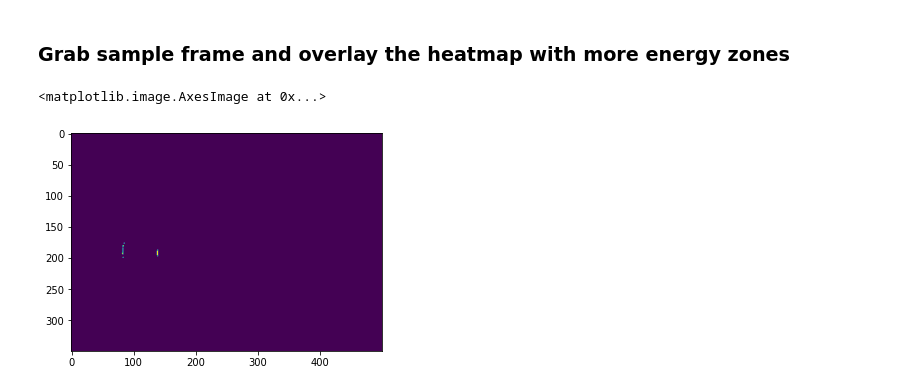
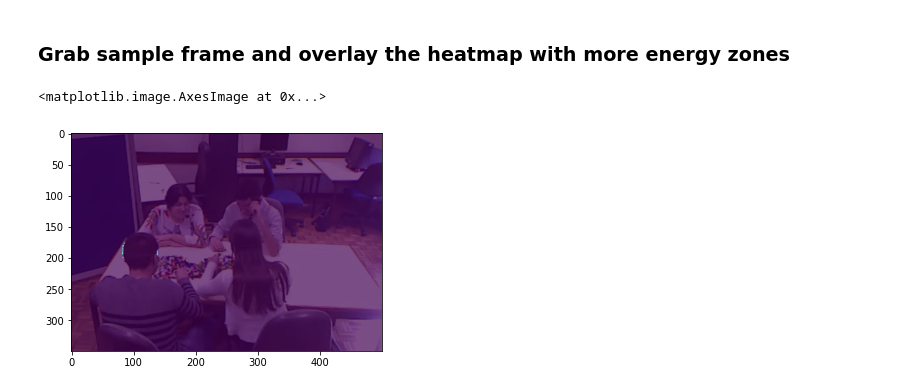
Before and after one commit to fraza0/nonverbal_communication_analysis, a Jupyter notebook: nonverbal_communication_analysis/m4_DataProcessing/Heatmap test.ipynb, the cells around one changed output. Saved outputs shown, nothing was run; the diff lists cells and outputs as text; code cells hidden in the pictures.

Commit message:
video processing - Energy heatmap

```diff
--- a/nonverbal_communication_analysis/m4_DataProcessing/Heatmap test.ipynb
+++ b/nonverbal_communication_analysis/m4_DataProcessing/Heatmap test.ipynb
@@ -46,16 +46,11 @@ Total Energy 80
 # %% [markdown]
 ### Grab sample frame and overlay the heatmap with more energy zones
 # %%
-sample_frame = frame1
+sample_frame = cv2.cvtColor(frame1, cv2.COLOR_BGR2RGB)
 overlay_heatmap = activity_frame
 
 plt.imshow(sample_frame)
-plt.imshow(activity_frame, cmap=plt.cm.viridis, alpha=.9)
-
-im1 = plt.imshow(Z1, cmap=plt.cm.gray, interpolation='nearest',
-                 extent=extent)
-im2 = plt.imshow(Z2, cmap=plt.cm.viridis, , interpolation='bilinear',
-                 extent=extent)
+plt.imshow(activity_frame, cmap=plt.cm.viridis, alpha=.7)
 # %% [output]
 <matplotlib.image.AxesImage at 0x...>
-[figure, old version]
+[figure, new version]
```
Also changed, not shown: parts of 5 cells of this notebook, 2 other files.
